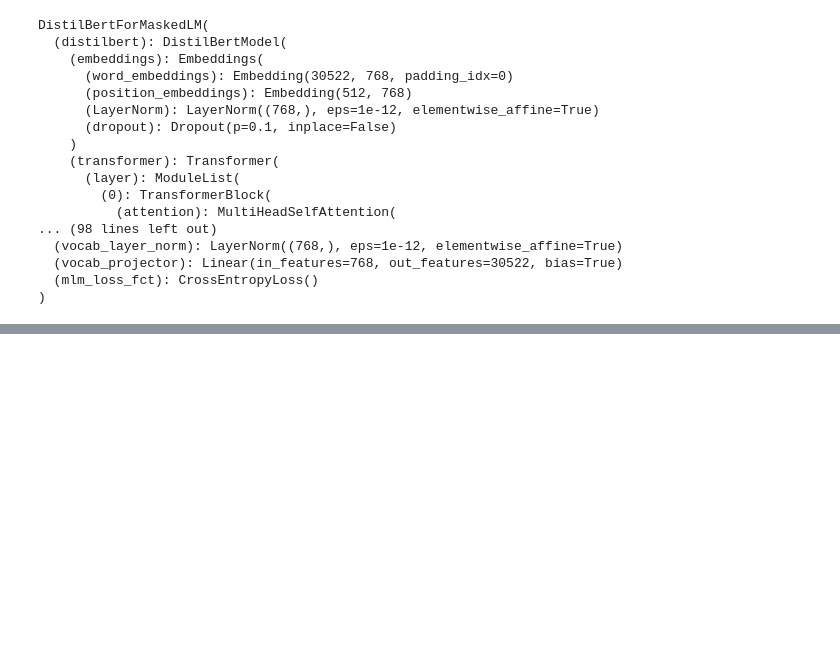
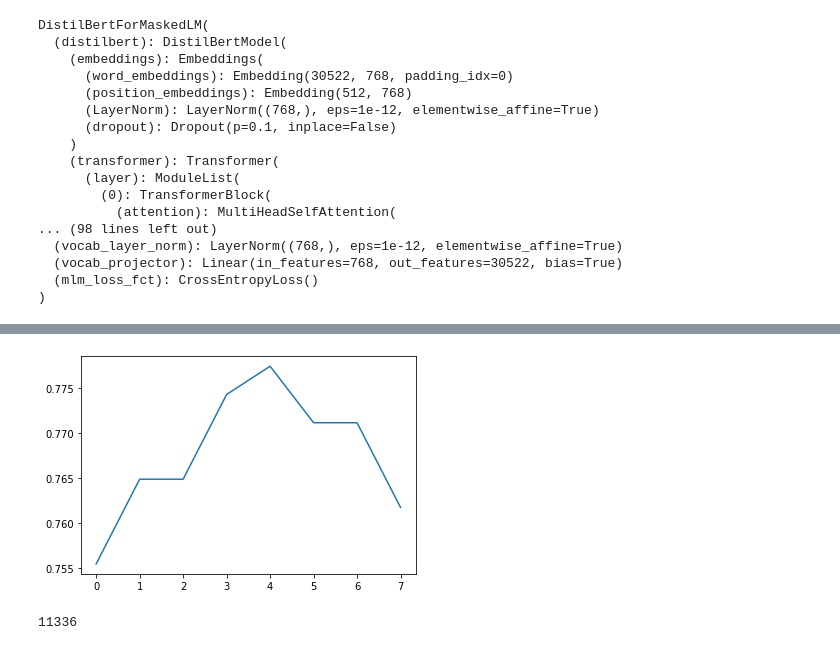
Before and after one commit to LennartKeller/DeepTextClustering, a Jupyter notebook: Model.ipynb, the cells around one changed output, grey strips where cells are left out. Saved outputs shown, nothing was run; the diff lists cells and outputs as text; code cells hidden in the pictures; blank space fills up the shorter version.

```diff
--- a/Model.ipynb
+++ b/Model.ipynb
@@ -554,0 +595,5 @@ KeyboardInterrupt:
+# %%
+plt.plot([i['cluster_accuracy'][1] for i in hist.eval_hist])
+plt.show()
+# %% [output]
+[figure, added]
@@ -554,0 +609,4 @@ KeyboardInterrupt:
+# %%
+gc.collect()
+# %% [output]
+11336
```
Also changed, not shown: parts of 10 cells of this notebook.
